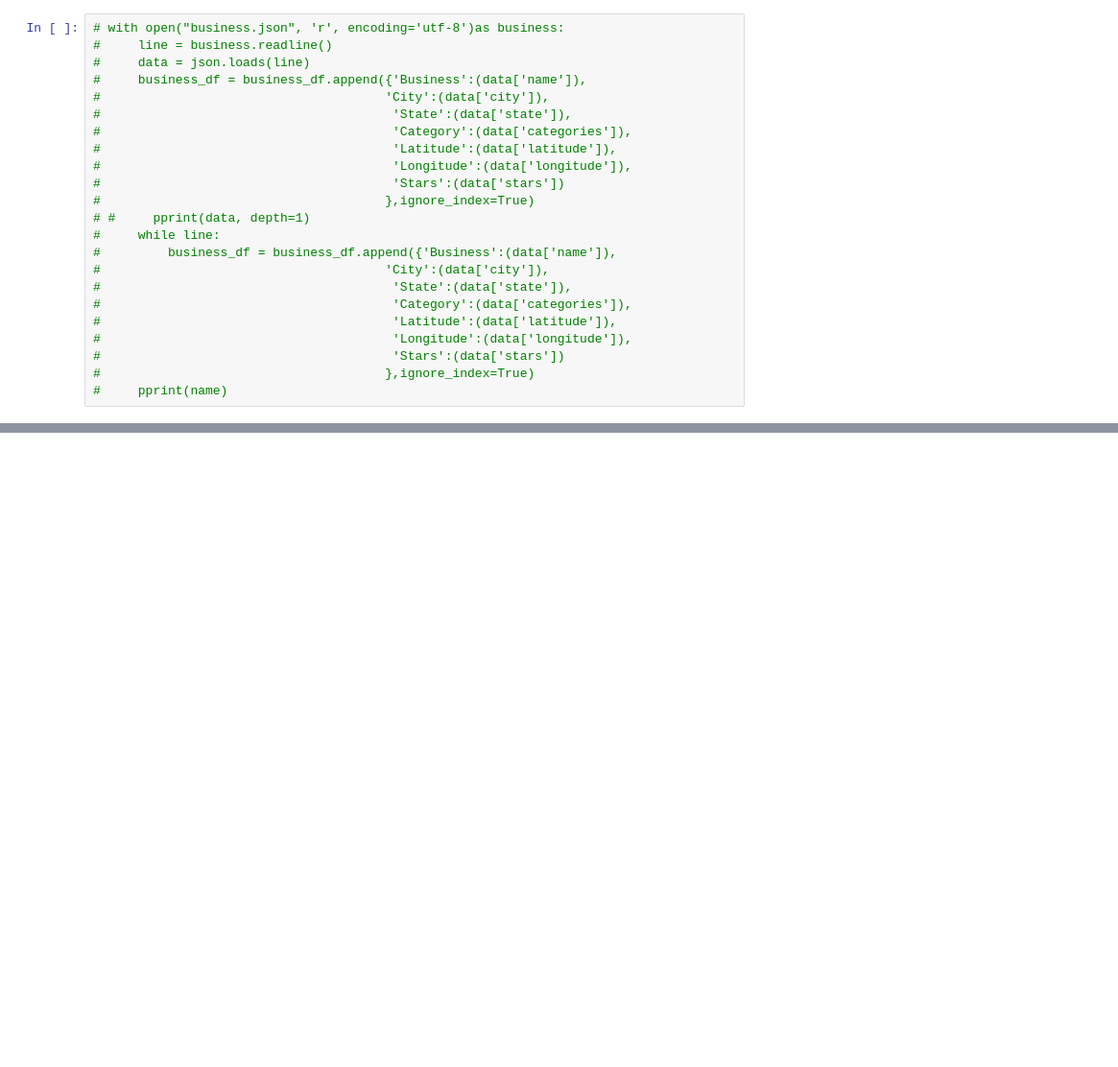
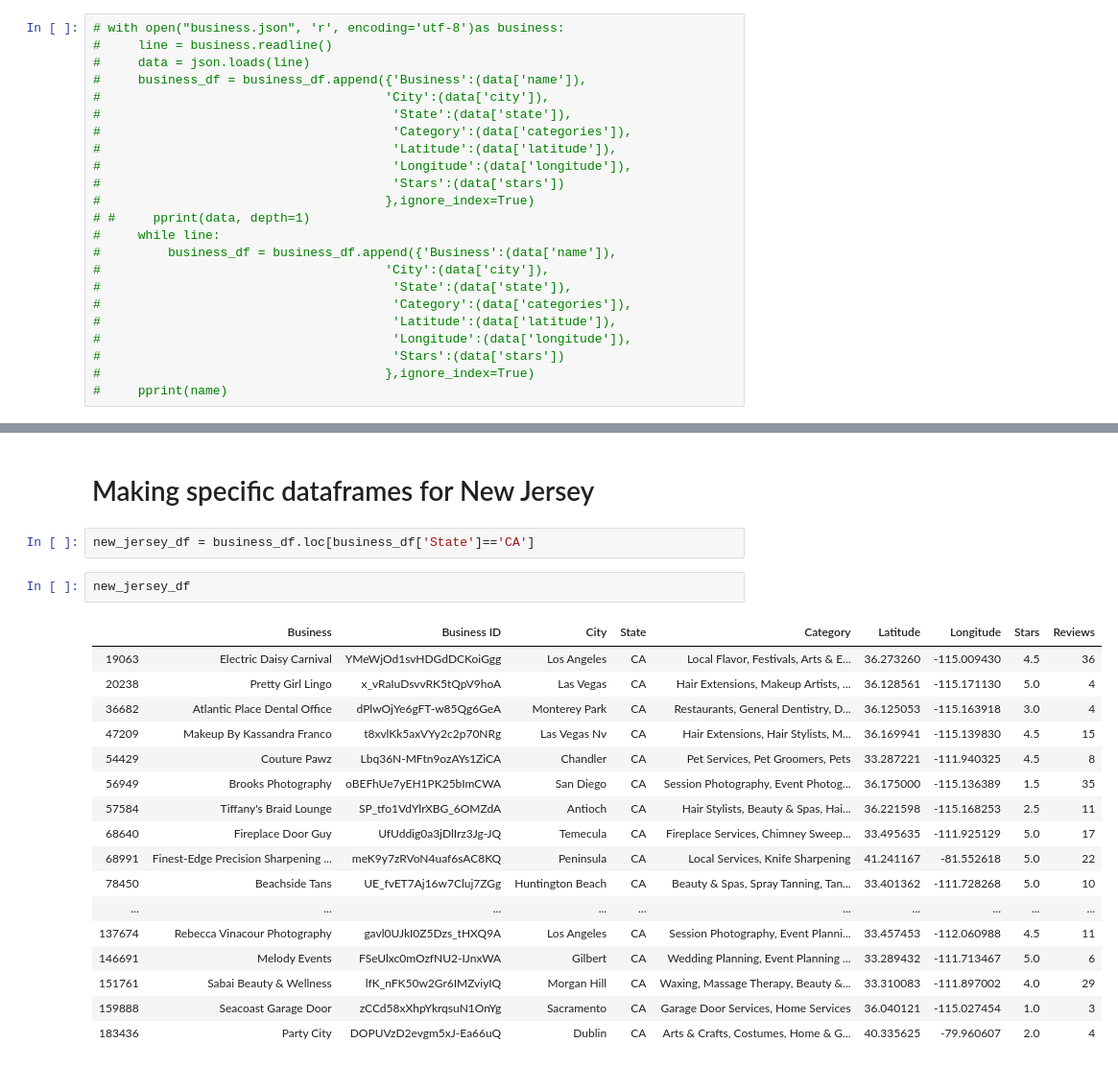
Before and after one commit to elzster/Yelp-Analytics, a Jupyter notebook: Yelp Test.ipynb, the cells around one changed output, grey strips where cells are left out. Shown at 96% size. Saved outputs shown, nothing was run; the diff lists cells and outputs as text; blank space fills up the shorter version.

```diff
--- a/Yelp Test.ipynb
+++ b/Yelp Test.ipynb
@@ -151,0 +208,24 @@ business_df.to_csv('businessdata1.csv', index=False)
+# %% [markdown]
+# Making specific dataframes for New Jersey
+# %%
+new_jersey_df = business_df.loc[business_df['State']=='CA']
+# %%
+new_jersey_df
+# %% [output]
+|  | Business | Business ID | City | State | Category | Latitude | Longitude | Stars | Reviews |
+| 19063 | Electric Daisy Carnival | YMeWjOd1svHDGdDCKoiGgg | Los Angeles | CA | Local Flavor, Festivals, Arts & E... | 36.273260 | -115.009430 | 4.5 | 36 |
+| 20238 | Pretty Girl Lingo | x_vRaIuDsvvRK5tQpV9hoA | Las Vegas | CA | Hair Extensions, Makeup Artists, ... | 36.128561 | -115.171130 | 5.0 | 4 |
+| 36682 | Atlantic Place Dental Office | dPlwOjYe6gFT-w85Qg6GeA | Monterey Park | CA | Restaurants, General Dentistry, D... | 36.125053 | -115.163918 | 3.0 | 4 |
+| 47209 | Makeup By Kassandra Franco | t8xvlKk5axVYy2c2p70NRg | Las Vegas Nv | CA | Hair Extensions, Hair Stylists, M... | 36.169941 | -115.139830 | 4.5 | 15 |
+| 54429 | Couture Pawz | Lbq36N-MFtn9ozAYs1ZiCA | Chandler | CA | Pet Services, Pet Groomers, Pets | 33.287221 | -111.940325 | 4.5 | 8 |
+| 56949 | Brooks Photography | oBEFhUe7yEH1PK25bImCWA | San Diego | CA | Session Photography, Event Photog... | 36.175000 | -115.136389 | 1.5 | 35 |
+| 57584 | Tiffany's Braid Lounge | SP_tfo1VdYlrXBG_6OMZdA | Antioch | CA | Hair Stylists, Beauty & Spas, Hai... | 36.221598 | -115.168253 | 2.5 | 11 |
+| 68640 | Fireplace Door Guy | UfUddig0a3jDlIrz3Jg-JQ | Temecula | CA | Fireplace Services, Chimney Sweep... | 33.495635 | -111.925129 | 5.0 | 17 |
+| 68991 | Finest-Edge Precision Sharpening ... | meK9y7zRVoN4uaf6sAC8KQ | Peninsula | CA | Local Services, Knife Sharpening | 41.241167 | -81.552618 | 5.0 | 22 |
+| 78450 | Beachside Tans | UE_fvET7Aj16w7Cluj7ZGg | Huntington Beach | CA | Beauty & Spas, Spray Tanning, Tan... | 33.401362 | -111.728268 | 5.0 | 10 |
+| ... | ... | ... | ... | ... | ... | ... | ... | ... | ... |
+| 137674 | Rebecca Vinacour Photography | gavl0UJkI0Z5Dzs_tHXQ9A | Los Angeles | CA | Session Photography, Event Planni... | 33.457453 | -112.060988 | 4.5 | 11 |
+| 146691 | Melody Events | FSeUlxc0mOzfNU2-IJnxWA | Gilbert | CA | Wedding Planning, Event Planning ... | 33.289432 | -111.713467 | 5.0 | 6 |
+| 151761 | Sabai Beauty & Wellness | lfK_nFK50w2Gr6IMZviyIQ | Morgan Hill | CA | Waxing, Massage Therapy, Beauty &... | 33.310083 | -111.897002 | 4.0 | 29 |
+| 159888 | Seacoast Garage Door | zCCd58xXhpYkrqsuN1OnYg | Sacramento | CA | Garage Door Services, Home Services | 36.040121 | -115.027454 | 1.0 | 3 |
+| 183436 | Party City | DOPUVzD2evgm5xJ-Ea66uQ | Dublin | CA | Arts & Crafts, Costumes, Home & G... | 40.335625 | -79.960607 | 2.0 | 4 |
```
Also changed, not shown: parts of 28 cells of this notebook, 1 other file.
